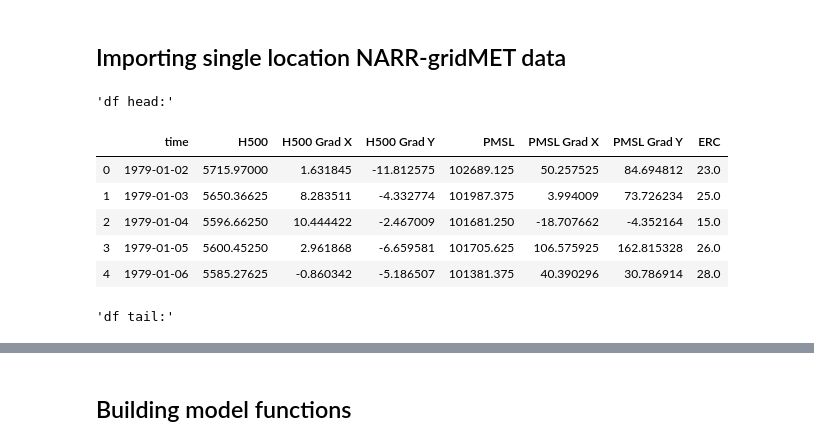
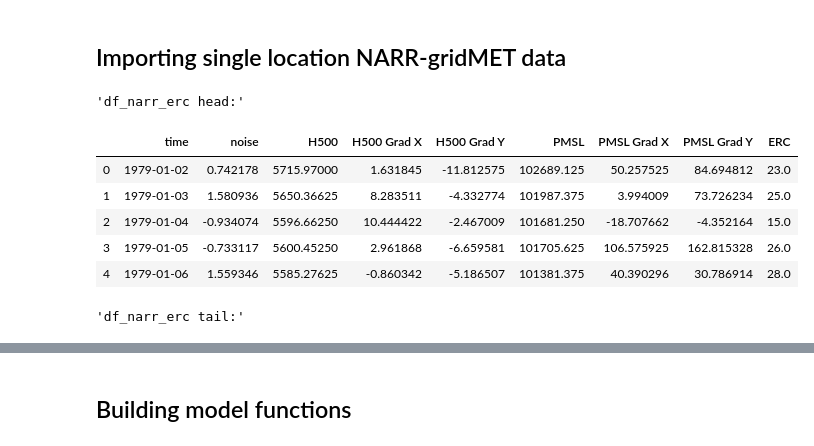
Before and after one commit to dapotter/Fire-weather, a Jupyter notebook: Python/fire_weather_rnn.ipynb, the cells around one changed output, grey strips where cells are left out. Saved outputs shown, nothing was run; the diff lists cells and outputs as text; code cells hidden in the pictures.

```diff
--- a/Python/fire_weather_rnn.ipynb
+++ b/Python/fire_weather_rnn.ipynb
@@ -20,17 +24,17 @@ from keras.layers.recurrent import LSTM
 # %%
 # stock_name = 'GOOGL'
 # df = get_stock_data(stock_name,0)
 # df.tail()
 
-df = pd.read_csv('/home/dp/Documents/FWP/NARR_gridMET/csv/Training/Continuous/df_NARR_gridMET_Kalmiopsis_all_years.csv', header='infer')
-display('df head:', df.head(5))
-display('df tail:', df.tail(5))
+df_narr_erc = pd.read_csv('/home/dp/Documents/FWP/NARR_gridMET/csv/Training/df_NARR_gridMET_Kalmiopsis_all_years.csv', header='infer')
+display('df_narr_erc head:', df_narr_erc.head(5))
+display('df_narr_erc tail:', df_narr_erc.tail(5))
 # %% [output]
-'df head:'
+'df_narr_erc head:'
-|  | time | H500 | H500 Grad X | H500 Grad Y | PMSL | PMSL Grad X | PMSL Grad Y | ERC |
-| 0 | 1979-01-02 | 5715.97000 | 1.631845 | -11.812575 | 102689.125 | 50.257525 | 84.694812 | 23.0 |
-| 1 | 1979-01-03 | 5650.36625 | 8.283511 | -4.332774 | 101987.375 | 3.994009 | 73.726234 | 25.0 |
-| 2 | 1979-01-04 | 5596.66250 | 10.444422 | -2.467009 | 101681.250 | -18.707662 | -4.352164 | 15.0 |
-| 3 | 1979-01-05 | 5600.45250 | 2.961868 | -6.659581 | 101705.625 | 106.575925 | 162.815328 | 26.0 |
-| 4 | 1979-01-06 | 5585.27625 | -0.860342 | -5.186507 | 101381.375 | 40.390296 | 30.786914 | 28.0 |
+|  | time | noise | H500 | H500 Grad X | H500 Grad Y | PMSL | PMSL Grad X | PMSL Grad Y | ERC |
+| 0 | 1979-01-02 | 0.742178 | 5715.97000 | 1.631845 | -11.812575 | 102689.125 | 50.257525 | 84.694812 | 23.0 |
+| 1 | 1979-01-03 | 1.580936 | 5650.36625 | 8.283511 | -4.332774 | 101987.375 | 3.994009 | 73.726234 | 25.0 |
+| 2 | 1979-01-04 | -0.934074 | 5596.66250 | 10.444422 | -2.467009 | 101681.250 | -18.707662 | -4.352164 | 15.0 |
+| 3 | 1979-01-05 | -0.733117 | 5600.45250 | 2.961868 | -6.659581 | 101705.625 | 106.575925 | 162.815328 | 26.0 |
+| 4 | 1979-01-06 | 1.559346 | 5585.27625 | -0.860342 | -5.186507 | 101381.375 | 40.390296 | 30.786914 | 28.0 |
-'df tail:'
+'df_narr_erc tail:'
```
Also changed, not shown: parts of 20 cells of this notebook.
